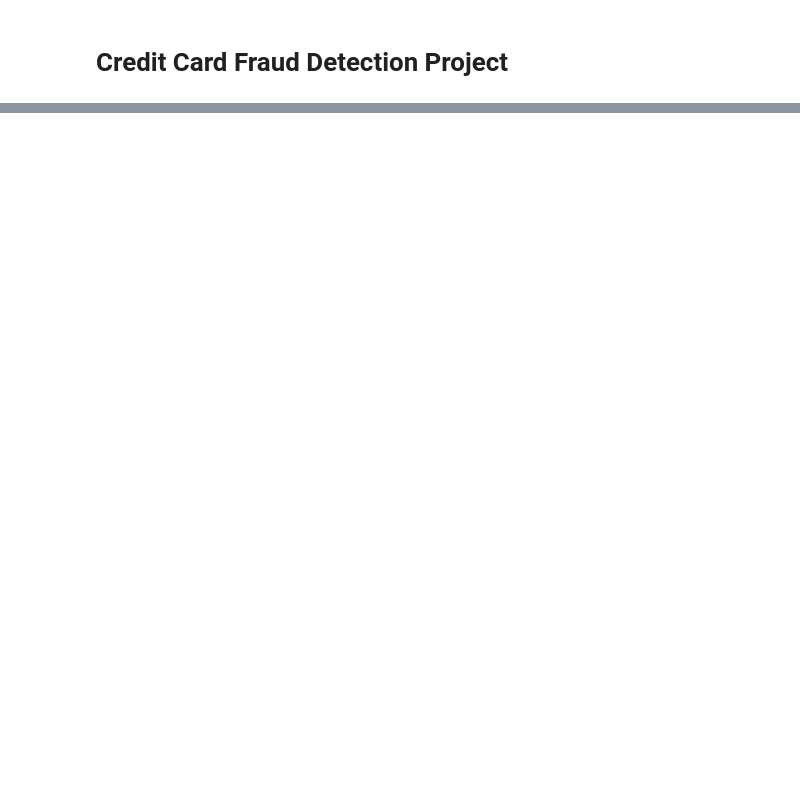
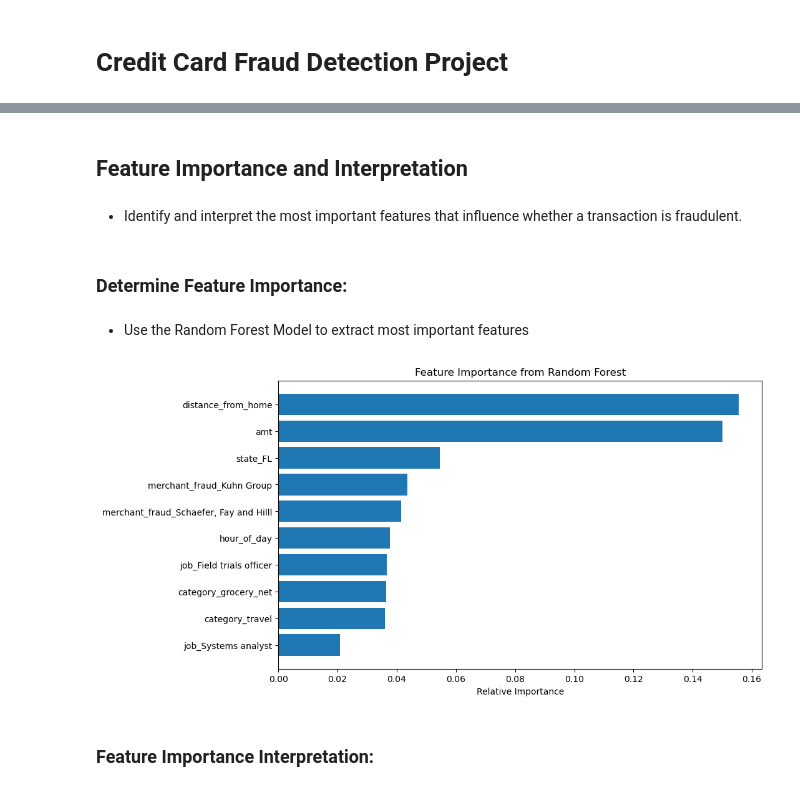
Before and after one commit to damidia/Credit-Card-Fraud-Detection-Project, a Jupyter notebook: Credit Card Fraud Detection Project.ipynb, the cells around one changed output, grey strips where cells are left out. Cells and saved outputs as stored; diff of their text form; code cells hidden in the pictures; blank space fills up the shorter version.

```diff
--- a/Credit Card Fraud Detection Project.ipynb
+++ b/Credit Card Fraud Detection Project.ipynb
@@ -60,0 +249,9 @@ df.head()
+# %%
+from imblearn.over_sampling import SMOTE
+
+# Apply SMOTE
+smote = SMOTE(random_state=42)
+X_resampled, y_resampled = smote.fit_resample(X_scaled, y)
+
+# Check the balance of the classes
+print(y_resampled.value_counts())
@@ -60,0 +273,11 @@ df.head()
+# %%
+from sklearn.linear_model import LogisticRegression
+from sklearn.metrics import classification_report
+
+X_train, X_test, y_train, y_test = train_test_split(X_resampled, y_resampled, test_size=0.2, random_state=42)
+
+log_reg = LogisticRegression()
+log_reg.fit(X_resampled, y_resampled)
+y_pred_log_reg = log_reg.predict(X_test)
+print("Logistic Regression Performance:")
+print(classification_report(y_test, y_pred_log_reg))
@@ -60,0 +296,8 @@ df.head()
+# %%
+from sklearn.ensemble import RandomForestClassifier
+
+rf = RandomForestClassifier(n_estimators=100, max_depth=10, random_state=42)
+rf.fit(X_resampled, y_resampled)
+y_pred_rf = rf.predict(X_test)
+print("Random Forest Performance:")
+print(classification_report(y_test, y_pred_rf))
@@ -60,0 +507,27 @@ df.head()
+# %% [markdown]
+## Feature Importance and Interpretation
+# %% [markdown]
+- Identify and interpret the most important features that influence whether a transaction is fraudulent.
+# %% [markdown]
+### Determine Feature Importance:
+# %% [markdown]
+- Use the Random Forest Model to extract most important features
+# %%
+import matplotlib.pyplot as plt
+import numpy as np
+
+# Feature importance from Random Forest
+importance = rf.feature_importances_
+indices = np.argsort(importance)[-10:]  # Top 10 features
+
+# Plot feature importance
+plt.figure(figsize=(10,6))
+plt.title("Feature Importance from Random Forest")
+plt.barh(range(len(indices)), importance[indices], align="center")
+plt.yticks(range(len(indices)), [df_encoded.columns[i] for i in indices])
+plt.xlabel("Relative Importance")
+plt.show()
+# %% [output]
+[figure, added]
+# %% [markdown]
+### Feature Importance Interpretation:
```
Also changed, not shown: parts of 114 cells of this notebook, 2 other files.
